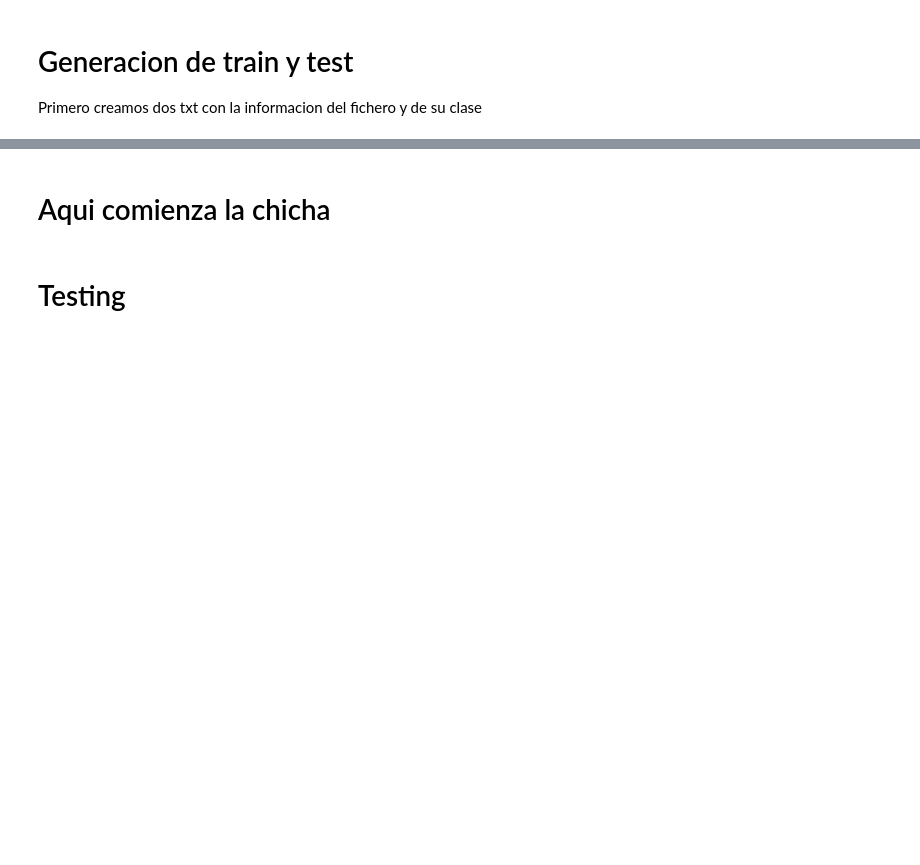
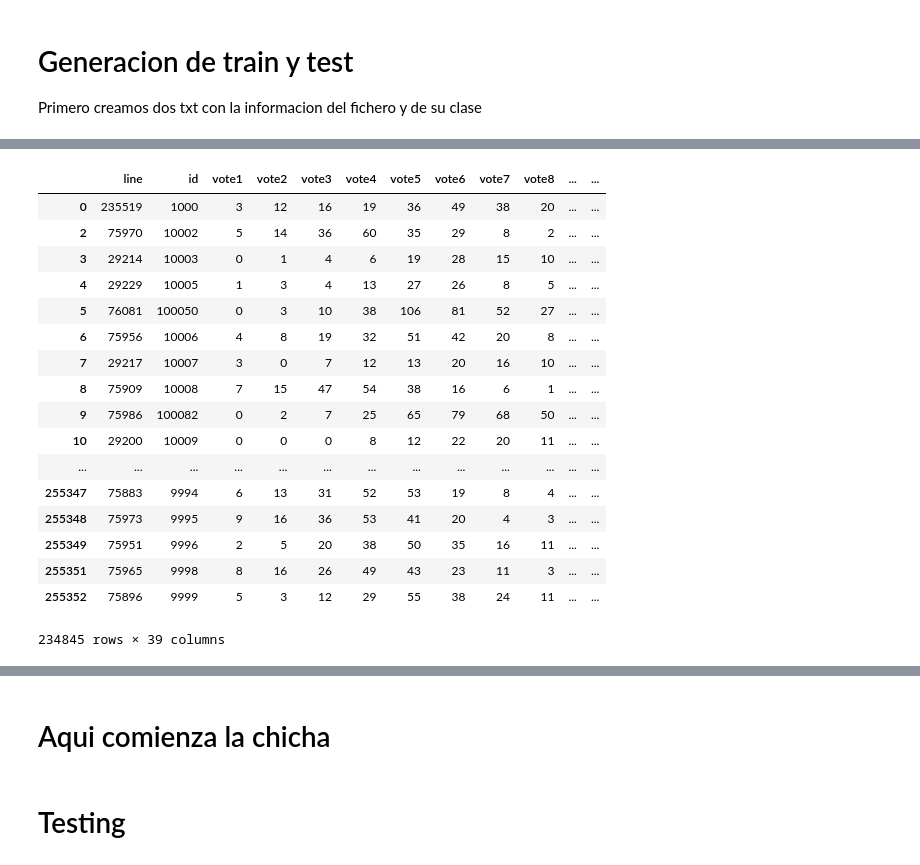
Before and after one commit to ferrubio/aesthetic_quality, a Jupyter notebook: notebooks/Finetuning with caffe.ipynb, the cells around one changed output, grey strips where cells are left out. Cells and saved outputs as stored; diff of their text form; code cells hidden in the pictures; blank space fills up the shorter version.

```diff
--- a/notebooks/Finetuning with caffe.ipynb
+++ b/notebooks/Finetuning with caffe.ipynb
@@ -92,3 +101,5 @@ array(['/home/frubio/AVA/AVADataset/10002.jpg',
+# %%
+train_indexes_for_models = pickle.load(gzip.open( "../models/train_indexes_AesNet.pklz", "rb" , 2))
 # %%
 df_train = pd.DataFrame(list(zip(train_files,train_classes)))
 df_train.columns = ['image_filename', 'label']
@@ -99,0 +114,9 @@ df_test.to_csv('../../AVA/test_partition_finetuning.txt', sep=' ', header=None,
+# %%
+data = pickle.load(gzip.open('../packages/AVA_info.pklz','rb',2))
+data.loc[:,'id'] = data['id'].apply(str)
+data.sort_values(['id'],inplace=True)
+data.reset_index(inplace=True,drop=True)
+
+classes = np.array(data.loc[:,'Class'])
+ids = np.array(data.loc[:,'id'])
+file_list = np.array(['/home/frubio/AVA/AVADataset/{:}.jpg'.format(i) for i in ids])
@@ -108,0 +153,24 @@ df_test.to_csv('../../AVA/test_partition_finetuning_docker.txt', sep=' ', header
+# %%
+train_indexes_for_models = pickle.load(gzip.open( "../models/train_indexes_AesNet_standard_AVA.pklz", "rb" , 2))
+df_train = pd.read_csv('../models/train_partition_finetuning_standard_AVA.txt', sep=' ', header=None)
+# %%
+data.loc[train_indexes_for_models]
+# %% [output]
+|  | line | id | vote1 | vote2 | vote3 | vote4 | vote5 | vote6 | vote7 | vote8 | ... | ... |
+| 0 | 235519 | 1000 | 3 | 12 | 16 | 19 | 36 | 49 | 38 | 20 | ... | ... |
+| 2 | 75970 | 10002 | 5 | 14 | 36 | 60 | 35 | 29 | 8 | 2 | ... | ... |
+| 3 | 29214 | 10003 | 0 | 1 | 4 | 6 | 19 | 28 | 15 | 10 | ... | ... |
+| 4 | 29229 | 10005 | 1 | 3 | 4 | 13 | 27 | 26 | 8 | 5 | ... | ... |
+| 5 | 76081 | 100050 | 0 | 3 | 10 | 38 | 106 | 81 | 52 | 27 | ... | ... |
+| 6 | 75956 | 10006 | 4 | 8 | 19 | 32 | 51 | 42 | 20 | 8 | ... | ... |
+| 7 | 29217 | 10007 | 3 | 0 | 7 | 12 | 13 | 20 | 16 | 10 | ... | ... |
+| 8 | 75909 | 10008 | 7 | 15 | 47 | 54 | 38 | 16 | 6 | 1 | ... | ... |
+| 9 | 75986 | 100082 | 0 | 2 | 7 | 25 | 65 | 79 | 68 | 50 | ... | ... |
+| 10 | 29200 | 10009 | 0 | 0 | 0 | 8 | 12 | 22 | 20 | 11 | ... | ... |
+| ... | ... | ... | ... | ... | ... | ... | ... | ... | ... | ... | ... | ... |
+| 255347 | 75883 | 9994 | 6 | 13 | 31 | 52 | 53 | 19 | 8 | 4 | ... | ... |
+| 255348 | 75973 | 9995 | 9 | 16 | 36 | 53 | 41 | 20 | 4 | 3 | ... | ... |
+| 255349 | 75951 | 9996 | 2 | 5 | 20 | 38 | 50 | 35 | 16 | 11 | ... | ... |
+| 255351 | 75965 | 9998 | 8 | 16 | 26 | 49 | 43 | 23 | 11 | 3 | ... | ... |
+| 255352 | 75896 | 9999 | 5 | 3 | 12 | 29 | 55 | 38 | 24 | 11 | ... | ... |
+234845 rows × 39 columns
```
Also changed, not shown: parts of 21 cells of this notebook, 2 other files.
